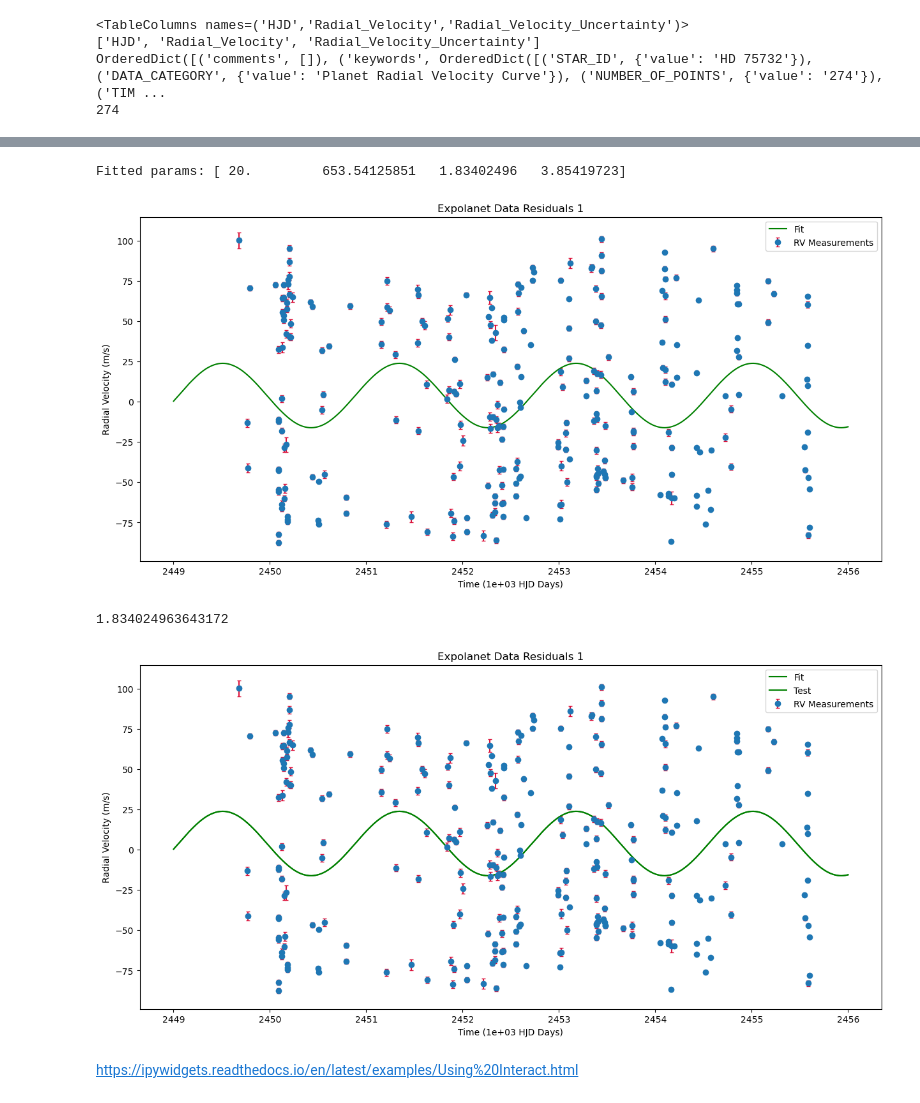
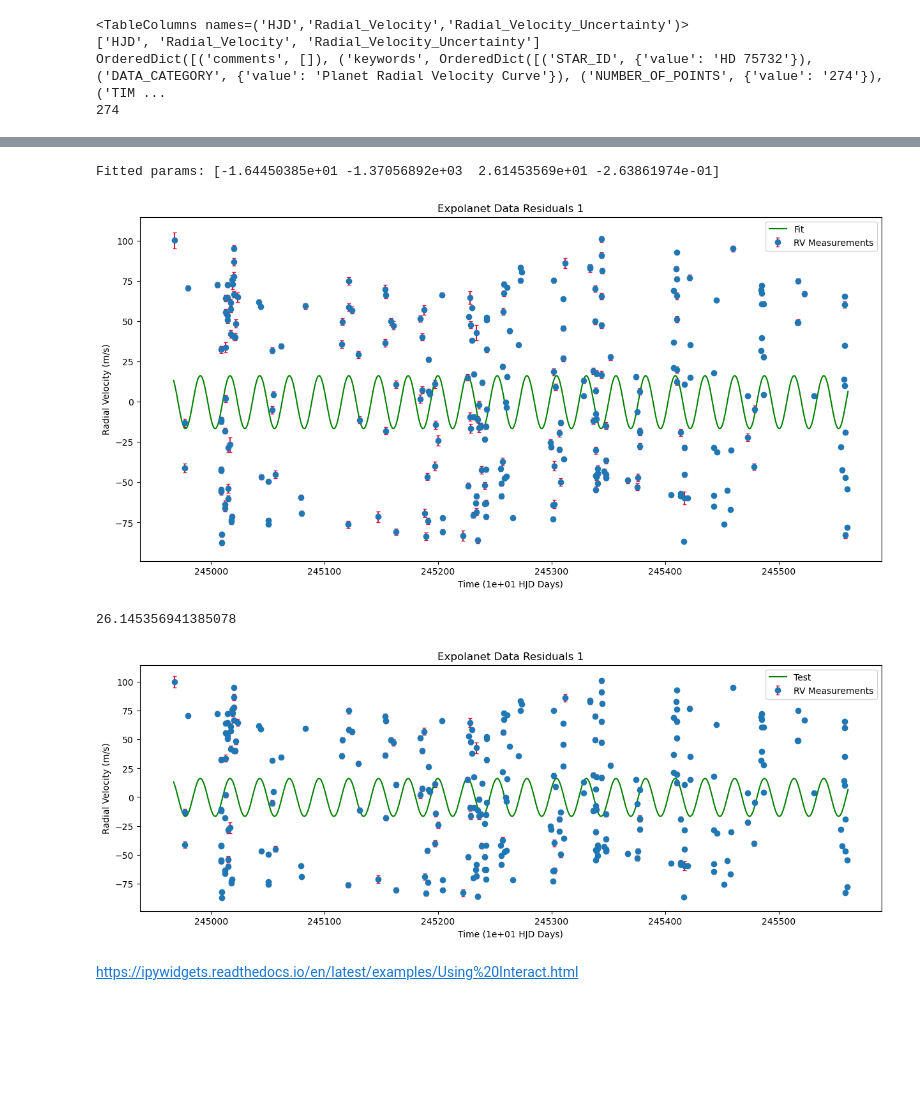
Before and after one commit to djlouie/ASTR-19-Group-Project, a Jupyter notebook: astr19-group-project.ipynb, the cells around one changed output, grey strips where cells are left out. Drawn from its saved outputs; the diff is of its cells as text; code cells hidden in the pictures; blank space fills up the shorter version.

```diff
--- a/astr19-group-project.ipynb
+++ b/astr19-group-project.ipynb
@@ -41,17 +43,3 @@ print(len(data))
 ['HJD', 'Radial_Velocity', 'Radial_Velocity_Uncertainty']
 OrderedDict([('comments', []), ('keywords', OrderedDict([('STAR_ID', {'value': 'HD 75732'}), ('DATA_CATEGORY', {'value': 'Planet Radial Velocity Curve'}), ('NUMBER_OF_POINTS', {'value': '274'}), ('TIM ...
 274
-# %%
-fig, ax = plt.subplots(1,3, figsize=(10, 5))
-
-# define x based on number of rows
-x = range(len(data))
-
-color = ["r", "g", "b"]
-
-for i in range(len(data.columns)):
-    ax[i].plot(x, data.columns[i], c=color[i])
-    ax[i].set_title(f'{data.colnames[i]}')
-
-fig.savefig("data.pdf")
-plt.show()
@@ -78,7 +64,7 @@ hjd = data.columns["HJD"]
 radial_velocity = data.columns["Radial_Velocity"]
 uncertainty = data.columns["Radial_Velocity_Uncertainty"]
 
-scalar = 1e3
+scalar = 1e1
 scaled_hjd = hjd / scalar
 
 plt.figure(figsize=(10, 7))
@@ -104,7 +90,7 @@ from scipy import optimize
 def f_curve(x, a, b, c, d):
     return a * np.sin(2.0*np.pi * (x - b) / c) + d
 
-initial_guess = [5, 1, 5, 0]
+initial_guess = [45, 1, 500, 0]
 
 # we can help scipy find the best fit value by providing the initial guess ourselves
 # this worked but the parameters are not quite those expected
@@ -112,13 +98,7 @@ params, params_cov = optimize.curve_fit(f_curve, scaled_hjd, radial_velocity, si
                                         p0=initial_guess)
 
 
-# # in particularly difficult cases we can also provide boundaries to explore parameter ranges
-# initial_guess = [3,1,2,-1]
-# lower_bound = [3,1,2,-2]
-# upper_bound = [4,2,3,-1]
-# params, params_cov = optimize.curve_fit(f_curve, x, y, sigma = y_err, absolute_sigma=True,
-#             p0 = initial_guess,
-#             bounds = (lower_bound, upper_bound))
+params1 = params
 
 
 print(f"Fitted params: {params}")
@@ -137,4 +117,5 @@ plt.xlabel(f"Time ({scalar:.0e} HJD Days)")
 plt.ylabel("Radial Velocity (m/s)")
 
 plt.legend()
+plt.show()
 # %% [output]
@@ -190,16 +158,18 @@ Residuals RMS is   52.2120803969826213
 # %%
 residuals1 = residuals
 # %%
-initial_guess = [25, 0, 2.5, 0]
+initial_guess = [5, 1, 26, 1]
 
-lower_bound = [20, -np.inf, 0, -np.inf]
-upper_bound = [30, np.inf, 10, np.inf]
+# lower_bound = [20, -np.inf, 0, -np.inf]
+# upper_bound = [30, np.inf, 10, np.inf]
 
 #curve fit
 params, params_cov = optimize.curve_fit(f_curve, scaled_hjd, residuals1, sigma = uncertainty, absolute_sigma=True,
                                         p0=initial_guess,
-                                        bounds = (lower_bound, upper_bound)
+                                        # bounds = (lower_bound, upper_bound)
                                         )
+
+params2 = params
 
 print(f"Fitted params: {params}")
 
@@ -219,26 +189,25 @@ plt.ylabel("Radial Velocity (m/s)")
 plt.legend()
 plt.show()
 # %% [output]
-Fitted params: [ 20.         653.54125851   1.83402496   3.85419723]
+Fitted params: [-1.64450385e+01 -1.37056892e+03  2.61453569e+01 -2.63861974e-01]
-[figure, old version]
+[figure, new version]
 # %%
-y_test = f_curve(x_fit, params[0], params[1], params[2], params[3])
+y_test = f_curve(x_fit, params2[0], params2[1], params2[2], params2[3])
 
-print(params[2])
+print(params2[2])
 
-plt.figure(figsize=(15, 7))
+plt.figure(figsize=(15, 5))
 plt.errorbar(x=scaled_hjd, y=residuals1, yerr=uncertainty, fmt="o", ecolor='crimson', capsize=2, label="RV Measurements")
-plt.plot(x_fit, y_fit, 'g-', label='Fit')
 plt.plot(x_fit, y_test, 'g-', label='Test')
 plt.title("Expolanet Data Residuals 1")
 plt.xlabel(f"Time ({scalar:.0e} HJD Days)")
 plt.ylabel("Radial Velocity (m/s)")
 
 plt.legend()
 plt.show()
 # %% [output]
-1.834024963643172
+26.145356941385078
-[figure, old version]
+[figure, new version]
 # %% [markdown]
 https://ipywidgets.readthedocs.io/en/latest/examples/Using%20Interact.html
 # %%
```
Also changed, not shown: parts of 48 cells of this notebook, 1 other file.
